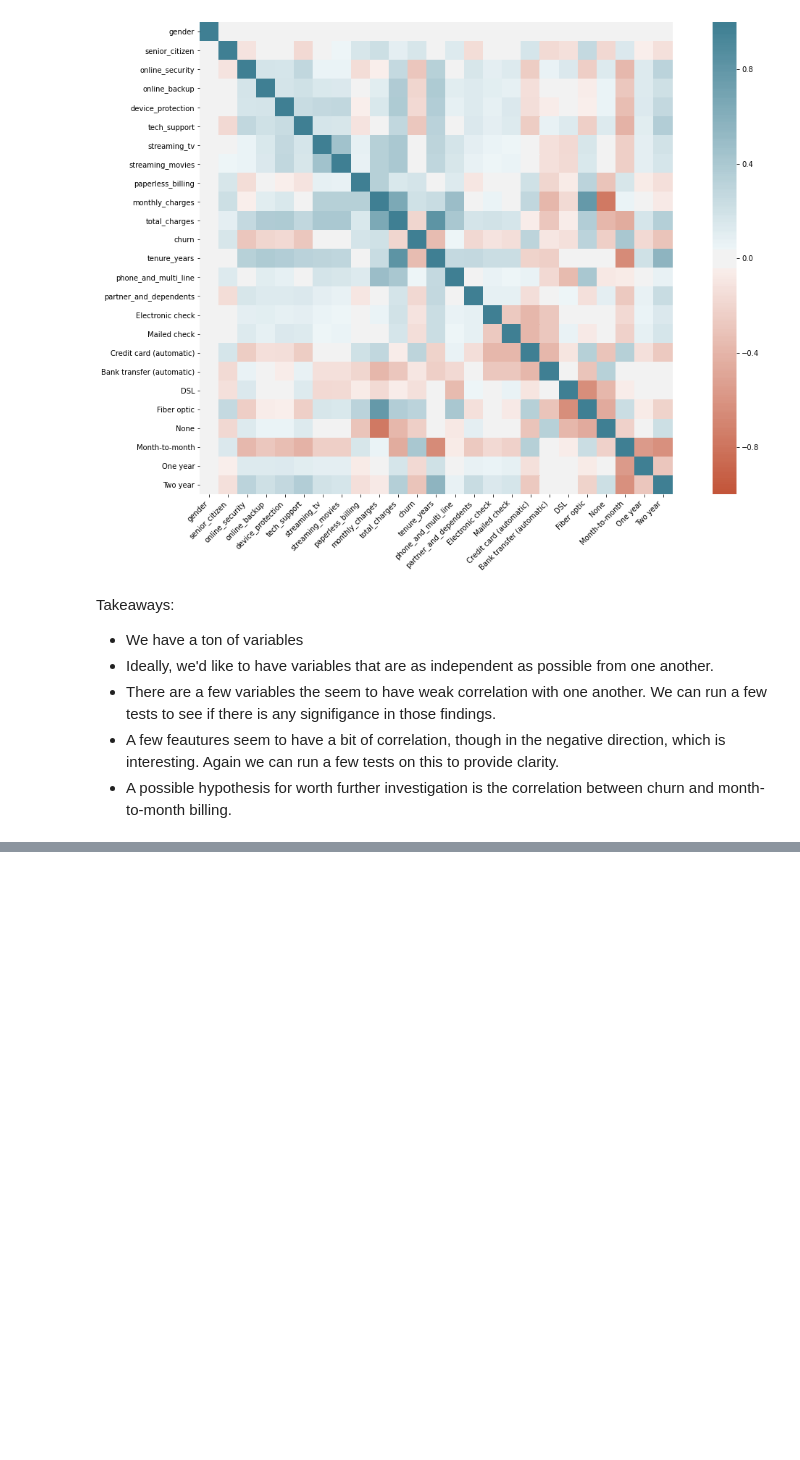
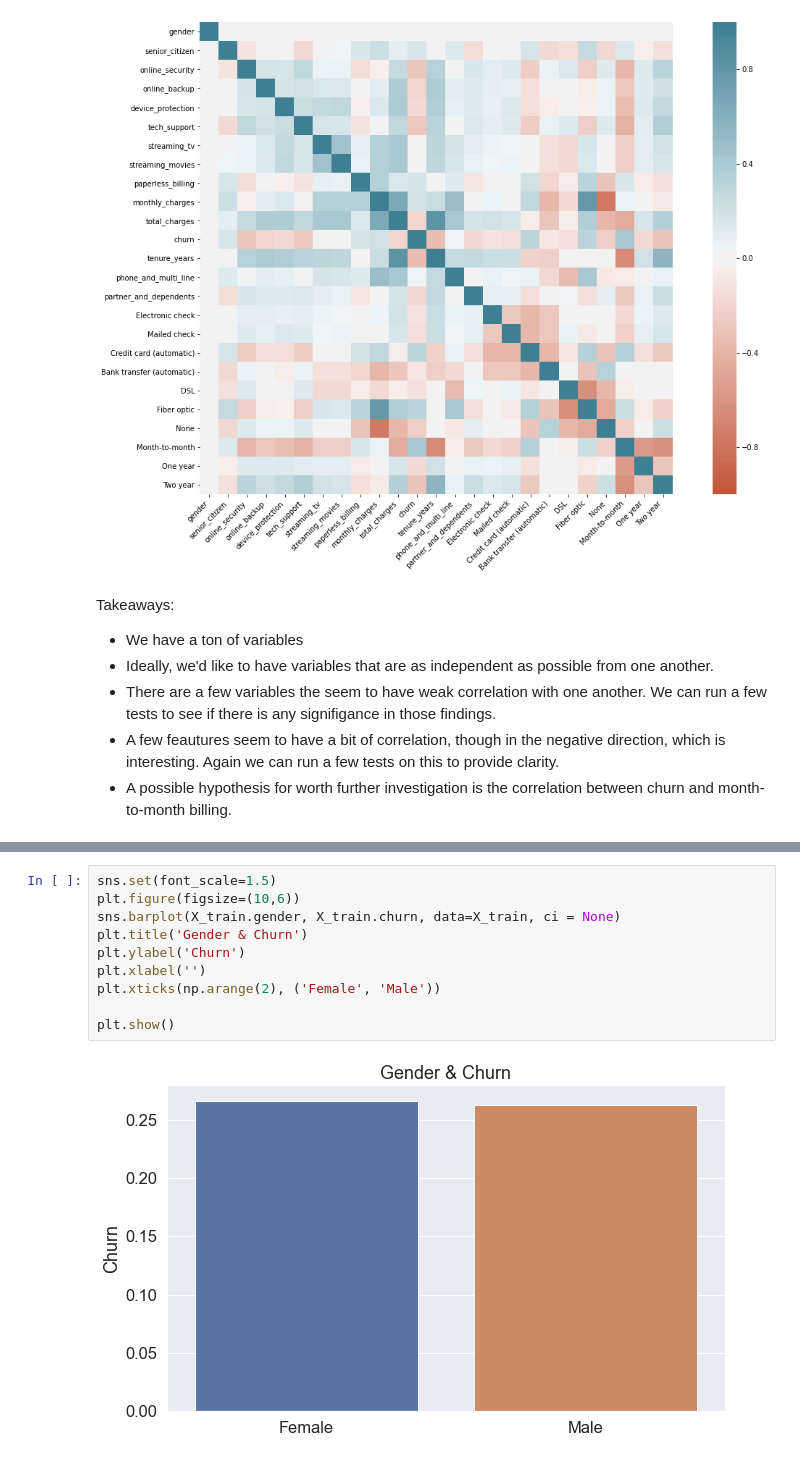
Before and after one commit to sonny-chase-nick-classification-project/telco_classification, a Jupyter notebook: Why_are_our_customers_churning.ipynb, the cells around one changed output, grey strips where cells are left out. Saved outputs shown, nothing was run; the diff lists cells and outputs as text; blank space fills up the shorter version.

```diff
--- a/Why_are_our_customers_churning.ipynb
+++ b/Why_are_our_customers_churning.ipynb
@@ -356,0 +359,12 @@ sns.distplot(X_train['total_charges']);
+# %%
+sns.set(font_scale=1.5)
+plt.figure(figsize=(10,6))
+sns.barplot(X_train.gender, X_train.churn, data=X_train, ci = None)
+plt.title('Gender & Churn')
+plt.ylabel('Churn')
+plt.xlabel('')
+plt.xticks(np.arange(2), ('Female', 'Male'))
+
+plt.show()
+# %% [output]
+[figure, added]
```
Also changed, not shown: parts of 5 cells of this notebook.
